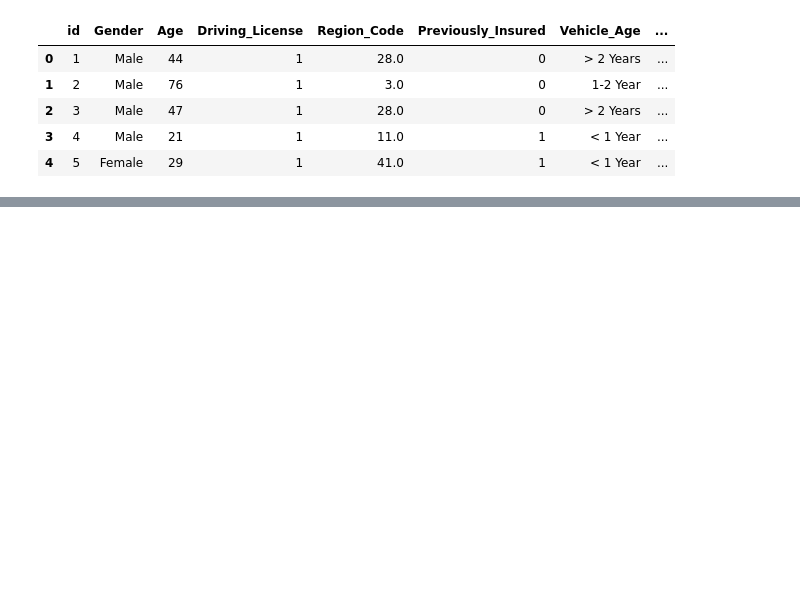
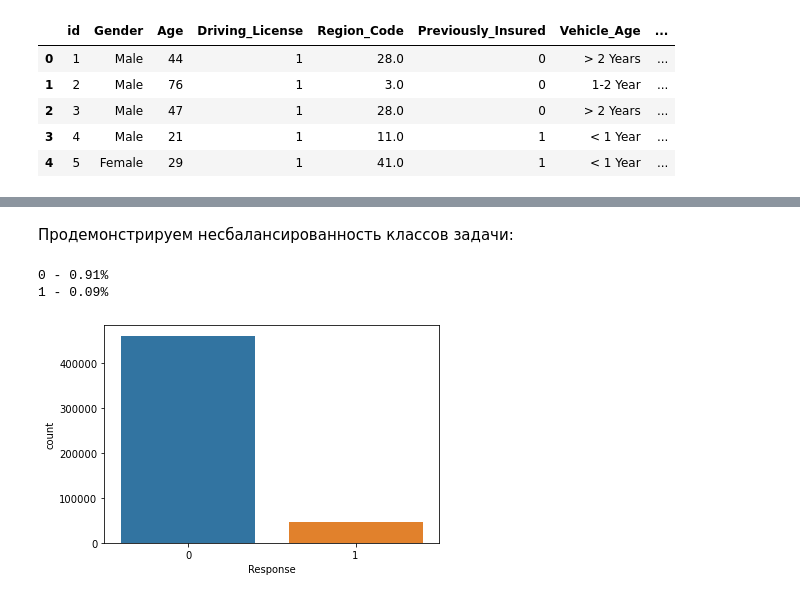
Before and after one commit to alexsoll/MachineLearningCourse, a Jupyter notebook: Janatahack_cross-sell_prediction.ipynb, the cells around one changed output, grey strips where cells are left out. Saved outputs shown, nothing was run; the diff lists cells and outputs as text; code cells hidden in the pictures; blank space fills up the shorter version.

```diff
--- a/Janatahack_cross-sell_prediction.ipynb
+++ b/Janatahack_cross-sell_prediction.ipynb
@@ -63,0 +114,4 @@ There is 0 missing values in 'sample' data frame
+# %%
+train = train.replace(['Female', 'Male', 'No', 'Yes'], [0, 1, 1, 0])
+test = test.replace(['Female', 'Male', 'No', 'Yes'], [0, 1, 1, 0])
+train.head()
@@ -63,0 +131,3 @@ There is 0 missing values in 'sample' data frame
+# %%
+train = train.replace(['< 1 Year', '1-2 Year', '> 2 Years'], [0, 1, 2])
+train.head()
@@ -63,0 +141,14 @@ There is 0 missing values in 'sample' data frame
+# %% [markdown]
+Продемонстрируем несбалансированность классов задачи:
+# %%
+sns.countplot(x=pd.concat([train['Response'], sample['Response']]))
+value_counts = (pd.concat([train['Response'], sample['Response']])).value_counts()
+
+total_values = value_counts.values[0] + value_counts.values[1]
+
+print('0 - {:.2f}%'.format(value_counts.values[0] / total_values))
+print('1 - {:.2f}%'.format(value_counts.values[1] / total_values))
+# %% [output]
+0 - 0.91%
+1 - 0.09%
+[figure, added]
```
Also changed, not shown: parts of 25 cells of this notebook, 1 other file.
